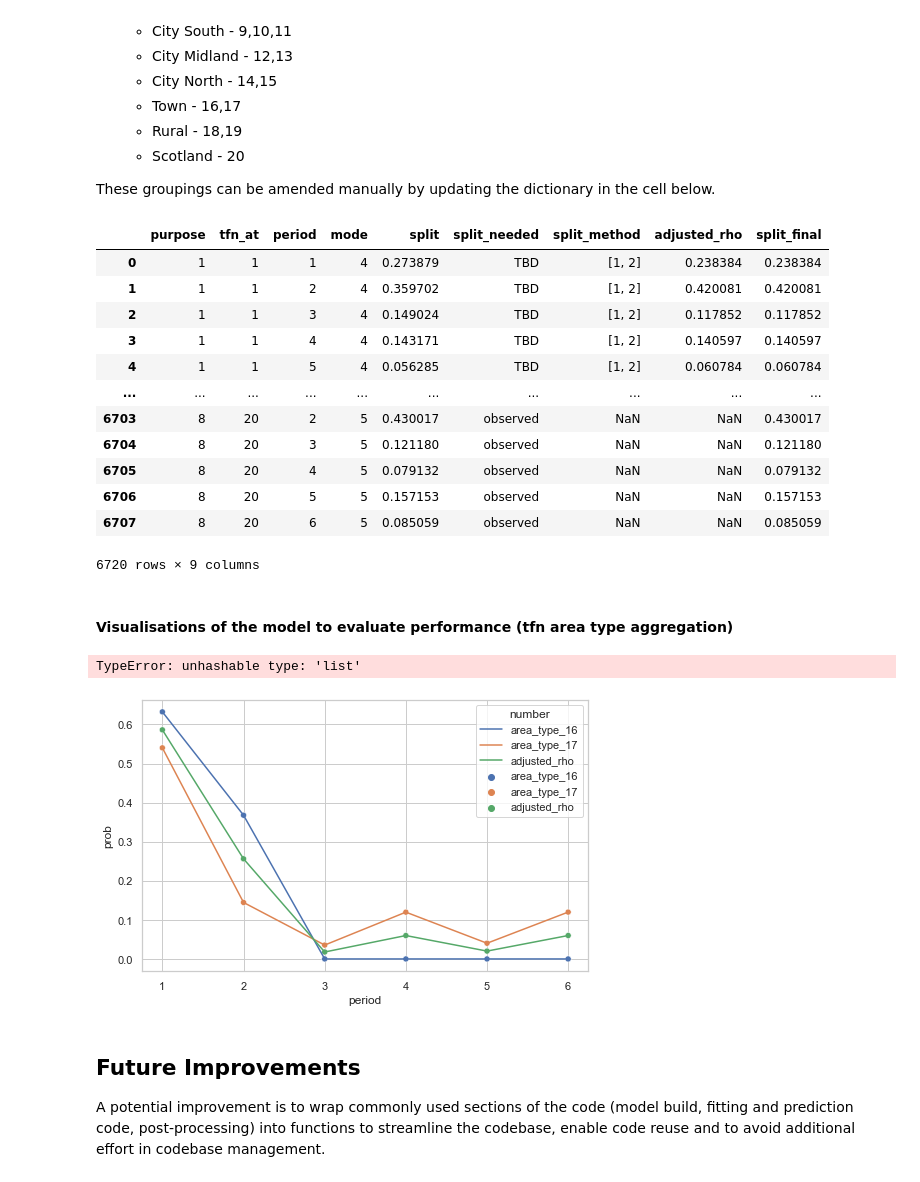
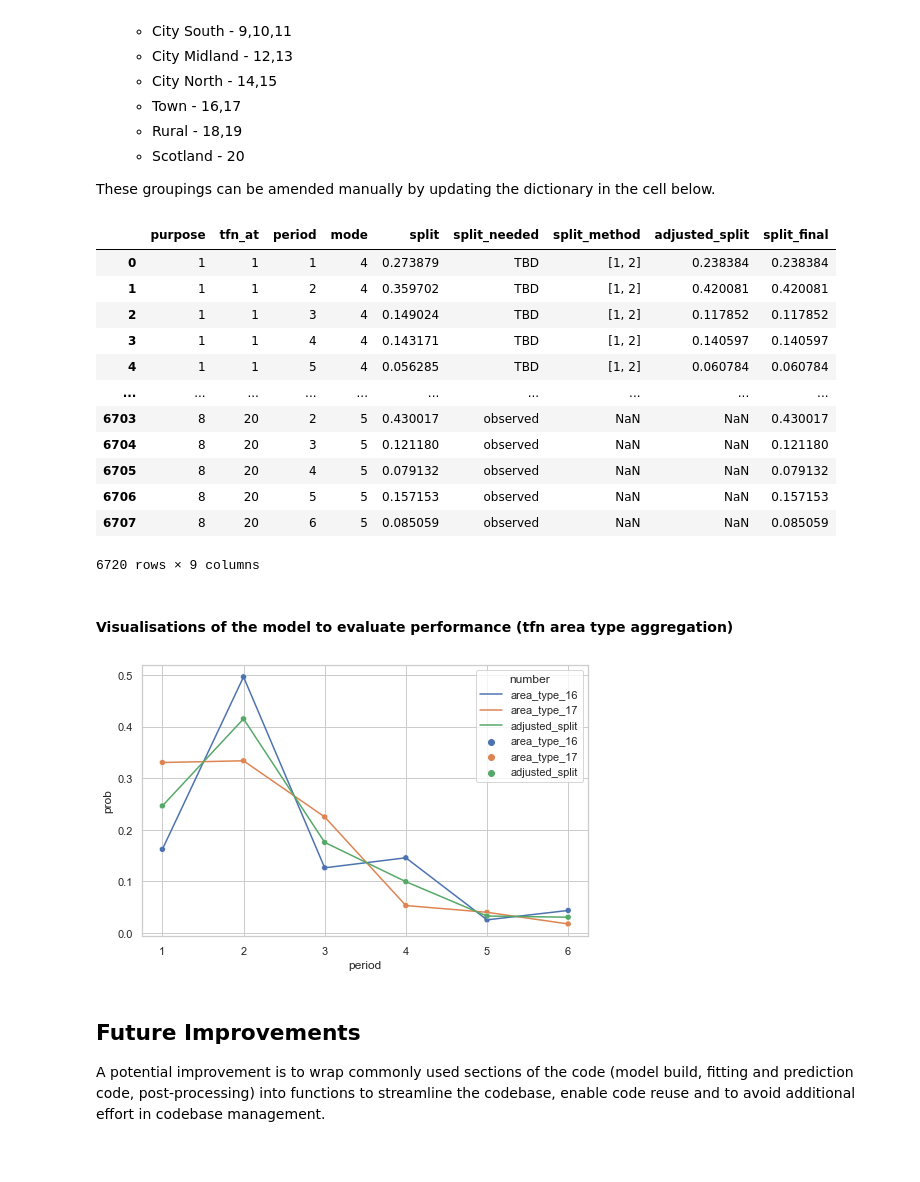
Before and after one commit to rachelm-ar/NTS-Processing, a Jupyter notebook: python/mts/nhb_mts_generation.ipynb, the cells around one changed output. Drawn from its saved outputs; the diff is of its cells as text; code cells hidden in the pictures.

```diff
--- a/python/mts/nhb_mts_generation.ipynb
+++ b/python/mts/nhb_mts_generation.ipynb
@@ -276,12 +276,12 @@ for p in range(1,9):
             if not needs_pred.empty:
                 data_df = [[p, m, at, trips, 'Need tfn_at aggregation']]
                 audit_df = audit_df.append(pd.Series(data_df[0], index=audit_df.columns), ignore_index=True)
-                df_mode_period_join_at = df_trip_join[(df_trip_join['purpose']==p)]
-                df_mode_period_join_at = df_mode_period_join_at[(df_mode_period_join_at['mode']==m)]
-                df_mode_period_join_at = df_mode_period_join_at[df_mode_period_join_at.tfn_at.isin(tfn_at[at])]
+                df_period_join_at = df_trip_join[(df_trip_join['purpose']==p)]
+                df_period_join_at = df_period_join_at[(df_period_join_at['mode']==m)]
+                df_period_join_at = df_period_join_at[df_period_join_at.tfn_at.isin(tfn_at[at])]
 
-                X_train_cat = df_mode_period_join_at[['purpose','period', 'mode']]
-                X_train_prob = df_mode_period_join_at[['split']]
+                X_train_cat = df_period_join_at[['purpose','period', 'mode']]
+                X_train_prob = df_period_join_at[['split']]
 
                 # Encode categorical features using one-hot encoding
                 encoder = OneHotEncoder(sparse=False)
@@ -327,8 +327,8 @@ modelled_df_groupby = modelled_df.groupby(['purpose','tfn_at','mode']).sum().ren
 
 #constraining the mts to 1 to created the adjusted rho column
 all_modelled_at = pd.merge(modelled_df, modelled_df_groupby, how='inner', on = ['purpose','tfn_at','mode'])
-all_modelled_at['adjusted_rho'] = all_modelled_at['modelled'] / all_modelled_at['sum of modelled']
-all_modelled_at = all_modelled_at[['period_x','purpose','tfn_at','mode', 'split_method', 'adjusted_rho']]
+all_modelled_at['adjusted_split'] = all_modelled_at['modelled'] / all_modelled_at['sum of modelled']
+all_modelled_at = all_modelled_at[['period_x','purpose','tfn_at','mode', 'split_method', 'adjusted_split']]
 all_modelled_at = all_modelled_at.rename(columns={'period_x': 'period'})
 all_modelled_at = all_modelled_at.fillna(0)
 all_modelled_at = all_modelled_at.drop_duplicates()
@@ -352,14 +352,14 @@ resultant_df_2 = pd.merge(resultant_df_at, all_modelled_at, left_on=['purpose',
 resultant_df = pd.concat([resultant_df_hh,resultant_df_2])
 resultant_df_final = pd.concat([resultant_df, df_trip_join_ob])
 
-resultant_df_final['split_final'] = np.where(resultant_df_final['split_needed'] == 'TBD', resultant_df_final['adjusted_rho'], resultant_df_final['split'])
+resultant_df_final['split_final'] = np.where(resultant_df_final['split_needed'] == 'TBD', resultant_df_final['adjusted_split'], resultant_df_final['split'])
 
 resultant_df_final = resultant_df_final.drop_duplicates()
 #resultant_df_final.to_csv('mts_output.csv')
 #audit_df.to_csv('all_audit_output.csv')
 resultant_df_final
 # %% [output]
-|  | purpose | tfn_at | period | mode | split | split_needed | split_method | adjusted_rho | split_final |
+|  | purpose | tfn_at | period | mode | split | split_needed | split_method | adjusted_split | split_final |
 | 0 | 1 | 1 | 1 | 4 | 0.273879 | TBD | [1, 2] | 0.238384 | 0.238384 |
 | 1 | 1 | 1 | 2 | 4 | 0.359702 | TBD | [1, 2] | 0.420081 | 0.420081 |
 | 2 | 1 | 1 | 3 | 4 | 0.149024 | TBD | [1, 2] | 0.117852 | 0.117852 |
@@ -376,36 +376,35 @@ resultant_df_final
 #### Visualisations of the model to evaluate performance (tfn area type aggregation)
 # %%
 p= 1
-m= 2
+m= 4
 
 df_hh = df_trip_join[df_trip_join.tfn_at.isin([16,17])]
 df_mode_period_join_f = df_hh[(df_hh['purpose']==p) &(df_hh['mode']==m)]
 
 #create the dataframe which has the observed splits to compare against
 comparison_df = df_mode_period_join_f.pivot_table(index=['purpose','tfn_at','mode'], columns='period', values='split', aggfunc='sum', fill_value=0).reset_index()
 pivot_df_T = comparison_df.T.reset_index().loc[3::]
 pivot_df_T['purpose'] = p
 pivot_df_T['mode'] = m
 df_model = all_modelled_at[(all_modelled_at['purpose']==p) &(all_modelled_at['mode']==m) &(all_modelled_at['split_method']==str([16,17]))]
 
 if not df_model.empty:
-    join_model_obs = pd.concat([pivot_df_T.reset_index(), df_model.reset_index()['adjusted_rho']], axis=1)
+    join_model_obs = pd.concat([pivot_df_T.reset_index(), df_model.reset_index()['adjusted_split']], axis=1)
     join_model_obs = join_model_obs.rename(columns={0: 'area_type_' + str(16)})
     join_model_obs = join_model_obs.rename(columns={1: 'area_type_' + str(17)})
-    join_model_obs = join_model_obs[['period', 'area_type_' + str(16), 'area_type_' + str(17), 'adjusted_rho']]
+    join_model_obs = join_model_obs[['period', 'area_type_' + str(16), 'area_type_' + str(17), 'adjusted_split']]
 
     #plot the observed vs modelled
     dfm = pd.melt(join_model_obs, id_vars="period", var_name="number", value_name="prob")
 
     sns.set(style="whitegrid")
     plt.figure(figsize=(8, 5))
     ax = sns.scatterplot(x='period', y='prob', hue='number', data=dfm)
     ax = sns.lineplot(x='period', y='prob', hue='number', data=dfm)
-    ax.spines[['top', 'right']].set_visible(False)
-    sns.move_legend(ax, bbox_to_anchor=(1, 0.5), loc='center left', frameon=False)
+    #ax.spines[['top', 'right']].set_visible(False)
+    #sns.move_legend(ax, bbox_to_anchor=(1, 0.5), loc='center left', frameon=False)
 # %% [output]
-TypeError: unhashable type: 'list'
-[figure, old version]
+[figure, new version]
 # %% [markdown]
 ## Future Improvements
 
```
Also changed, not shown: parts of 6 cells of this notebook.
